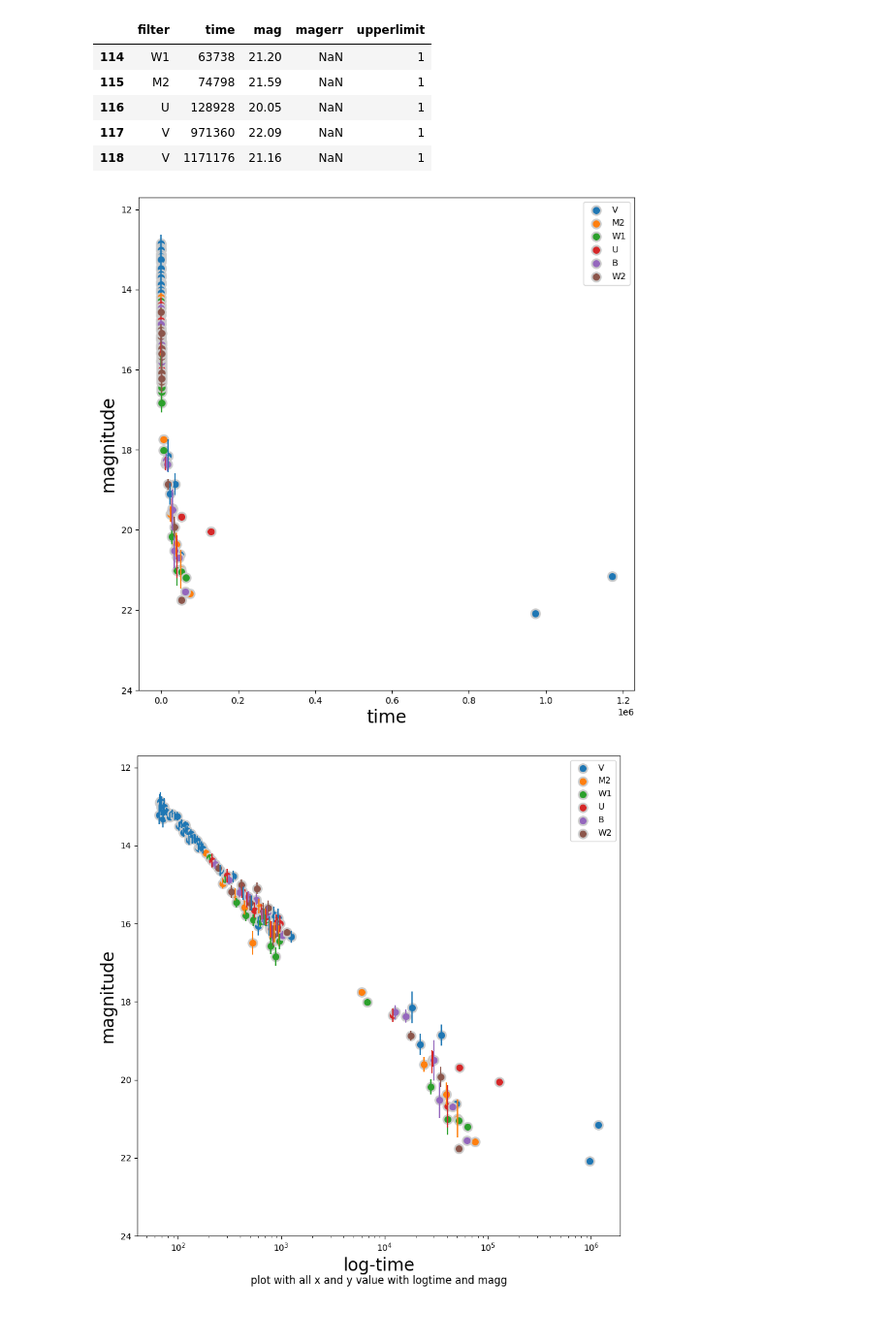
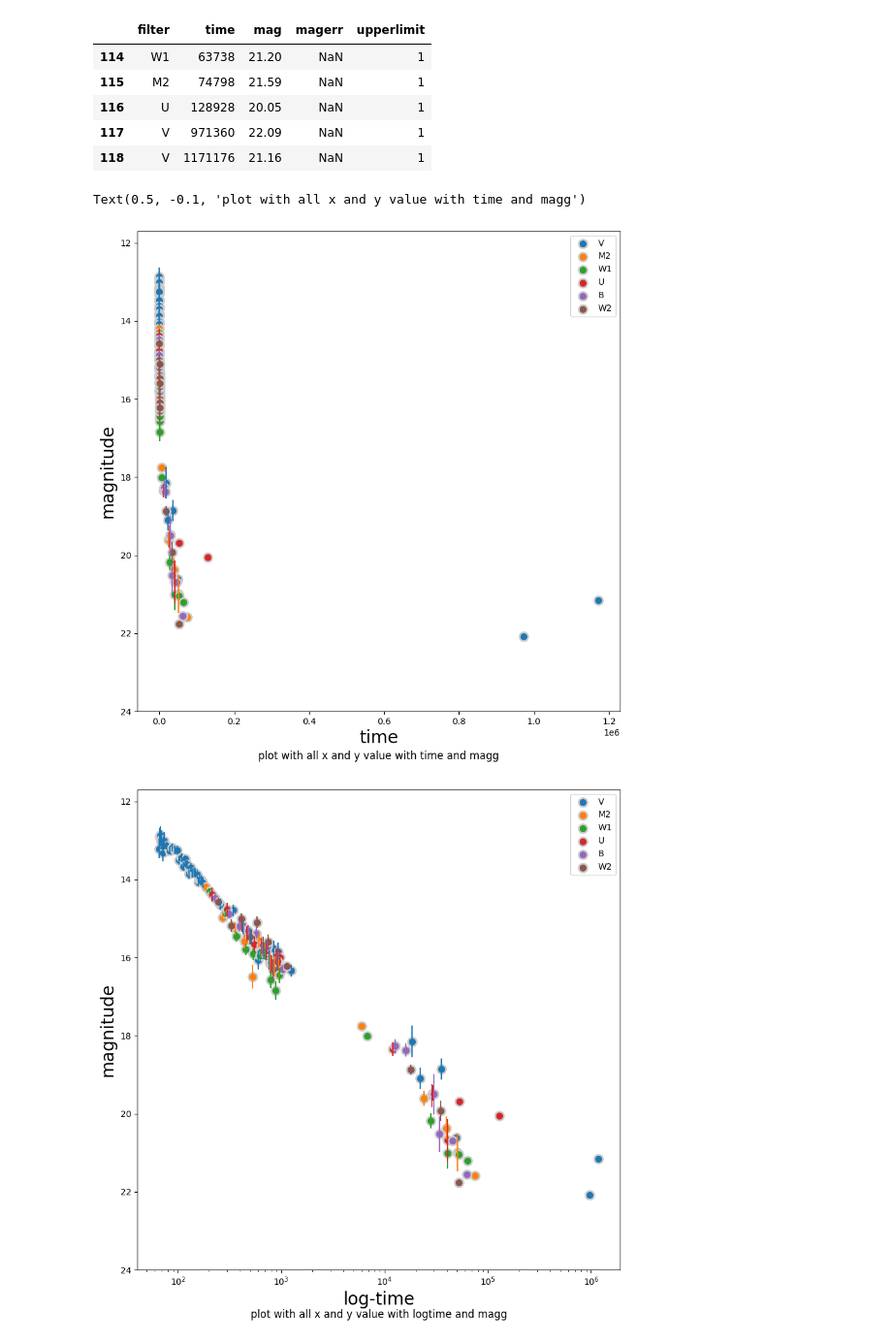
Before and after one commit to bivekpok/DSPS_BPokhrel, a Jupyter notebook: HW4_5/HW4_5.ipynb, the cells around one changed output. Shown: that part at 97% size. Saved outputs shown, nothing was run; the diff lists cells and outputs as text; code cells hidden in the pictures.

```diff
--- a/HW4_5/HW4_5.ipynb
+++ b/HW4_5/HW4_5.ipynb
@@ -38,34 +38,37 @@ for f in grbAG["filter"].unique():
     pl.errorbar(grbAG.loc[grbAG["filter"] == f, "time"],
                 grbAG.loc[grbAG["filter"] == f, "mag"],
                 yerr=grbAG.loc[grbAG["filter"] == f, "magerr"],
                 fmt='.', ms=0,
                 fcolor=None, label=None)
 
 # replot to add a better marker (optional)
 for f in grbAG["filter"].unique():
     pl.scatter(grbAG.loc[grbAG["filter"] == f, "time"],
                grbAG.loc[grbAG["filter"] == f, "mag"],
                alpha=1, s=100, linewidth=2,
                label=f,
                edgecolor='#cccccc')
 
 
 # plot the upperlimits as arrows
 nuplim = grbAG.mag.isna().sum()
 for i in grbAG[grbAG.upperlimit == 1].index:
     pl.arrow(grbAG.loc[i].time,
              grbAG.loc[i].magerr, 0, 2,
             head_width=0.05, head_length=0.1, ec='k')
 
 # I am going to invert the y axis because the "magnitude" measurement is an inverse scale: brighter is smaller
 pl.ylim(24,11.7)
 pl.legend()
 
 #Always rememebr you axis labels!!
 pl.ylabel("magnitude", fontsize=20)
 pl.xlabel("time", fontsize=20);
+pl.text(0.5, -0.1, 'plot with all x and y value with time and magg',
+        transform=ax.transAxes, fontsize=12, horizontalalignment='center')
 # %% [output]
+Text(0.5, -0.1, 'plot with all x and y value with time and magg')
-[figure, old version]
+[figure, new version]
 # %%
 #create a figure container and an axis object inside of it
 ax = pl.figure(figsize=(10,10)).add_subplot(111)
```
